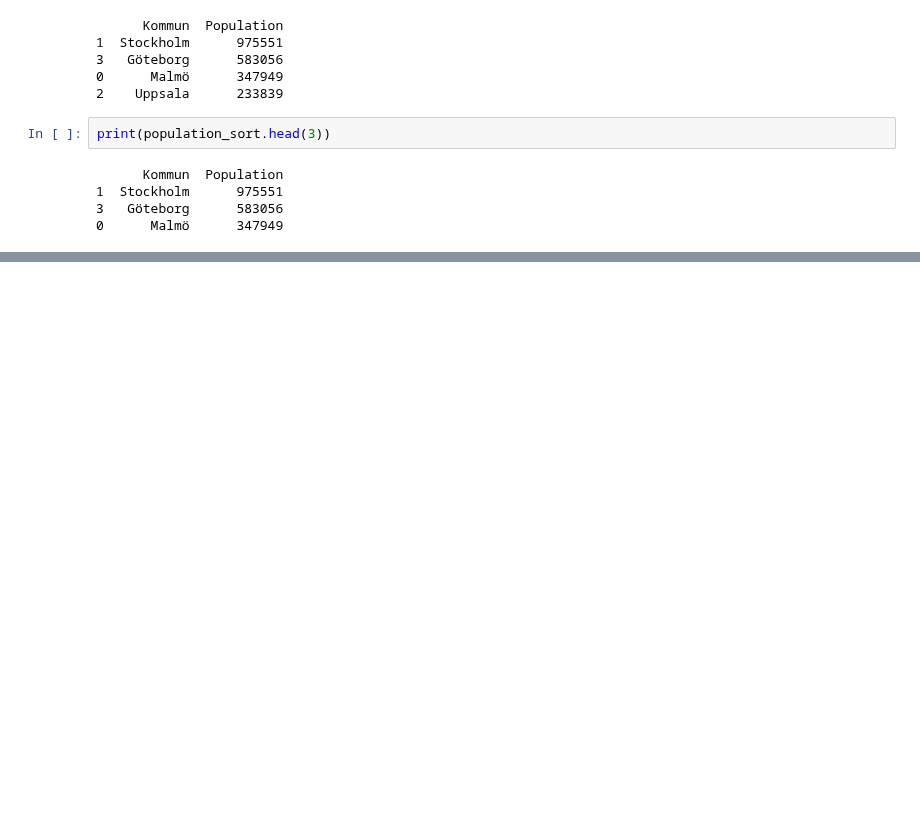
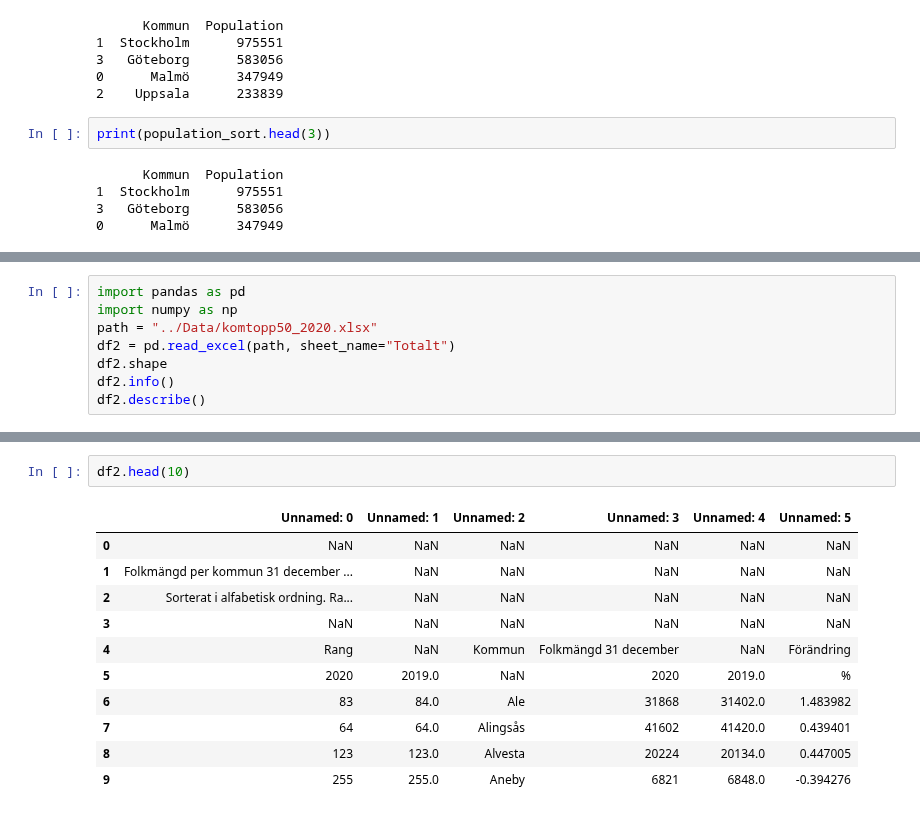
Before and after one commit to yuna-liu/Databehandling-Yuna-Liu, a Jupyter notebook: Exercises/E00_pandas_basic_syntax.ipynb, the cells around one changed output, grey strips where cells are left out. Saved outputs shown, nothing was run; the diff lists cells and outputs as text; blank space fills up the shorter version.

```diff
--- a/Exercises/E00_pandas_basic_syntax.ipynb
+++ b/Exercises/E00_pandas_basic_syntax.ipynb
@@ -267,0 +252,8 @@ TypeError: Passing a bool to header is invalid. Use header=None for no header or
+# %%
+import pandas as pd
+import numpy as np
+path = "../Data/komtopp50_2020.xlsx"
+df2 = pd.read_excel(path, sheet_name="Totalt")
+df2.shape
+df2.info()
+df2.describe()
@@ -267,0 +283,14 @@ TypeError: Passing a bool to header is invalid. Use header=None for no header or
+# %%
+df2.head(10)
+# %% [output]
+|  | Unnamed: 0 | Unnamed: 1 | Unnamed: 2 | Unnamed: 3 | Unnamed: 4 | Unnamed: 5 |
+| 0 | NaN | NaN | NaN | NaN | NaN | NaN |
+| 1 | Folkmängd per kommun 31 december ... | NaN | NaN | NaN | NaN | NaN |
+| 2 | Sorterat i alfabetisk ordning. Ra... | NaN | NaN | NaN | NaN | NaN |
+| 3 | NaN | NaN | NaN | NaN | NaN | NaN |
+| 4 | Rang | NaN | Kommun | Folkmängd 31 december | NaN | Förändring |
+| 5 | 2020 | 2019.0 | NaN | 2020 | 2019.0 | % |
+| 6 | 83 | 84.0 | Ale | 31868 | 31402.0 | 1.483982 |
+| 7 | 64 | 64.0 | Alingsås | 41602 | 41420.0 | 0.439401 |
+| 8 | 123 | 123.0 | Alvesta | 20224 | 20134.0 | 0.447005 |
+| 9 | 255 | 255.0 | Aneby | 6821 | 6848.0 | -0.394276 |
```
Also changed, not shown: parts of 25 cells of this notebook, 2 other files.
